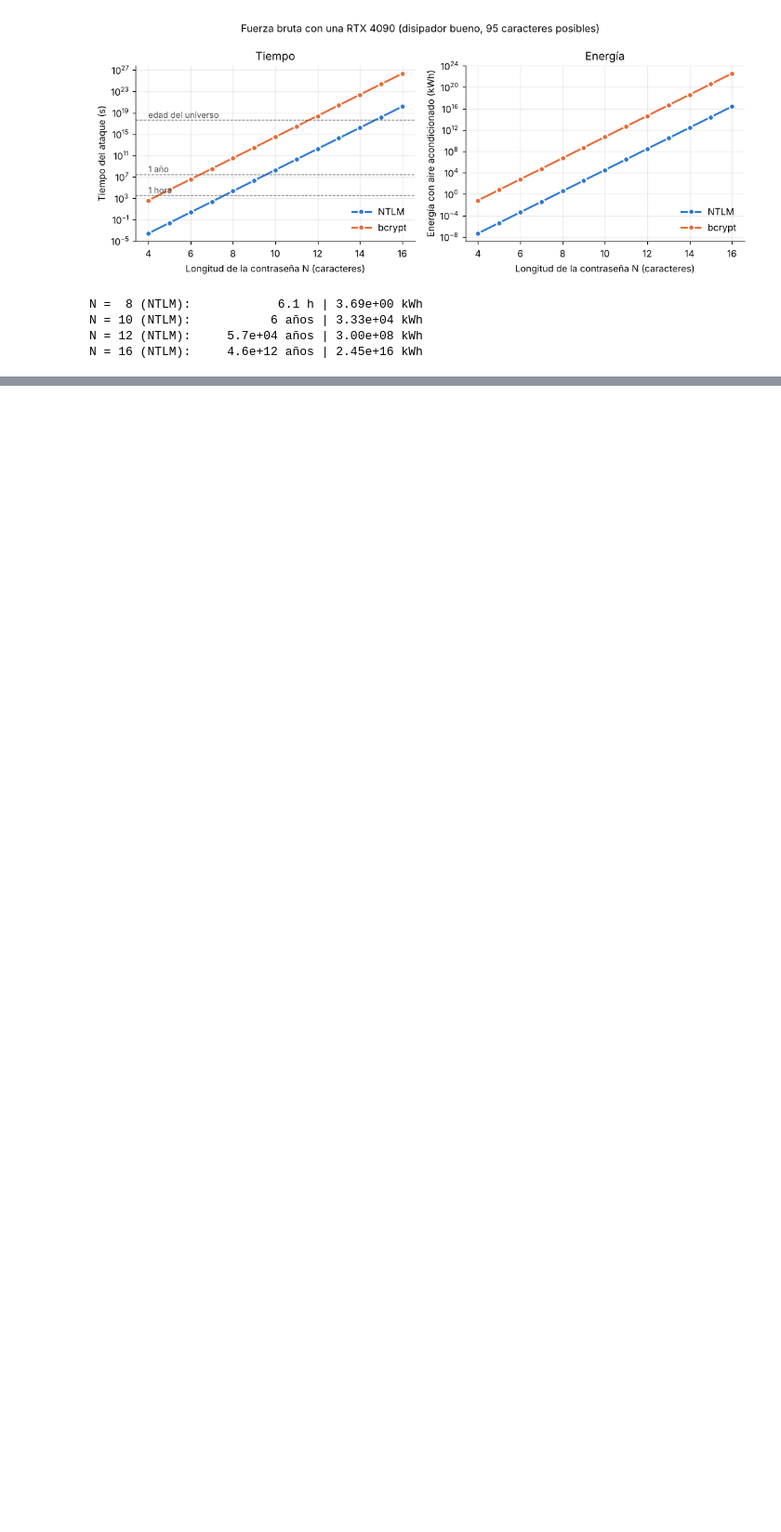
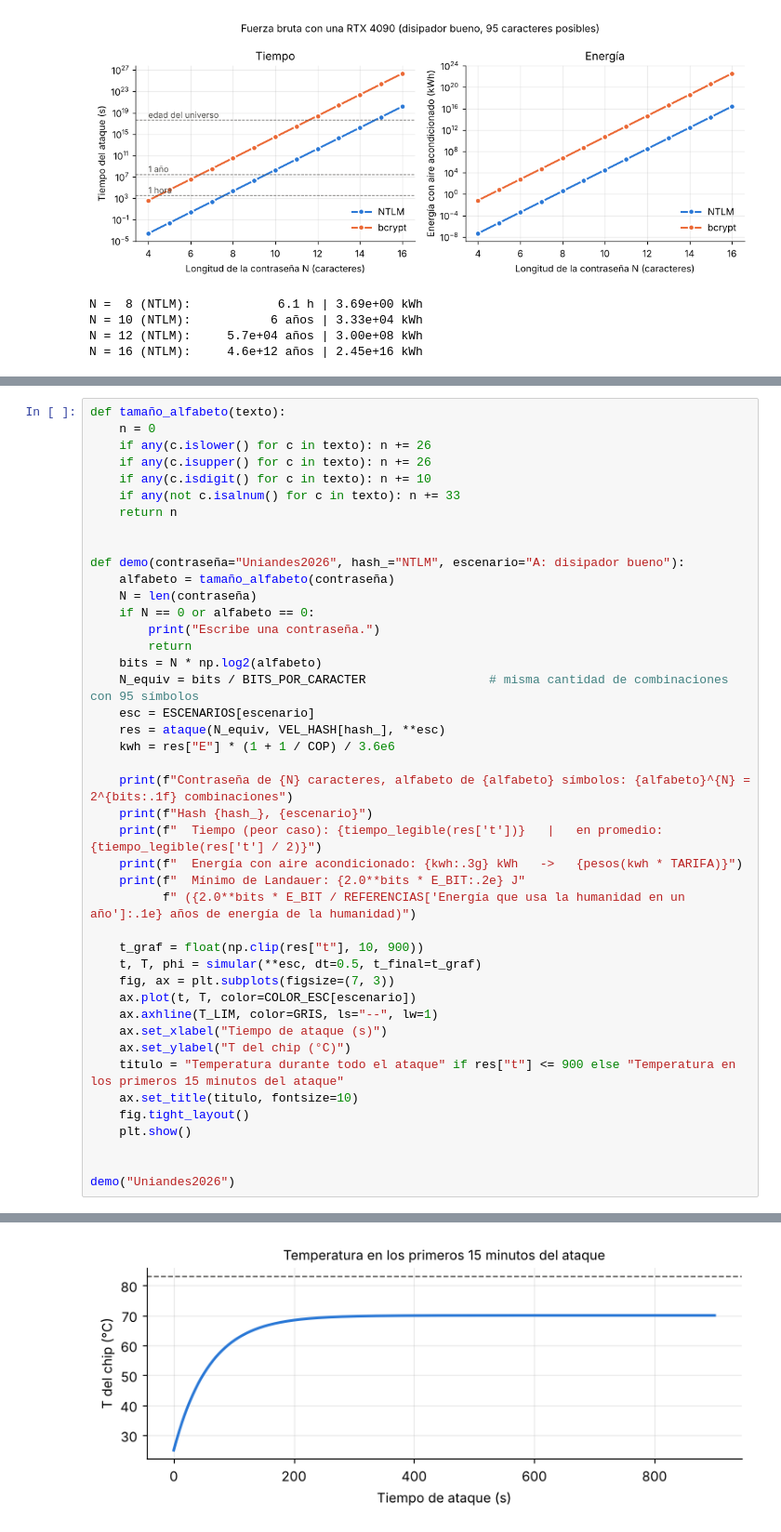
Before and after one commit to Byrojito/Proyecto_f-sicaA, a Jupyter notebook: proyecto.ipynb, the cells around one changed output, grey strips where cells are left out. Shown at 93% size. Saved outputs shown, nothing was run; the diff lists cells and outputs as text; blank space fills up the shorter version.

```diff
--- a/proyecto.ipynb
+++ b/proyecto.ipynb
@@ -1068,0 +1232,44 @@ En la sección 12 veremos si, más allá de la tecnología, la termodinámica po
+# %%
+def tamaño_alfabeto(texto):
+    n = 0
+    if any(c.islower() for c in texto): n += 26
+    if any(c.isupper() for c in texto): n += 26
+    if any(c.isdigit() for c in texto): n += 10
+    if any(not c.isalnum() for c in texto): n += 33
+    return n
+
+
+def demo(contraseña="Uniandes2026", hash_="NTLM", escenario="A: disipador bueno"):
+    alfabeto = tamaño_alfabeto(contraseña)
+    N = len(contraseña)
+    if N == 0 or alfabeto == 0:
+        print("Escribe una contraseña.")
+        return
+    bits = N * np.log2(alfabeto)
+    N_equiv = bits / BITS_POR_CARACTER                 # misma cantidad de combinaciones con 95 símbolos
+    esc = ESCENARIOS[escenario]
+    res = ataque(N_equiv, VEL_HASH[hash_], **esc)
+    kwh = res["E"] * (1 + 1 / COP) / 3.6e6
+
+    print(f"Contraseña de {N} caracteres, alfabeto de {alfabeto} símbolos: {alfabeto}^{N} = 2^{bits:.1f} combinaciones")
+    print(f"Hash {hash_}, {escenario}")
+    print(f"  Tiempo (peor caso): {tiempo_legible(res['t'])}   |   en promedio: {tiempo_legible(res['t'] / 2)}")
+    print(f"  Energía con aire acondicionado: {kwh:.3g} kWh   ->   {pesos(kwh * TARIFA)}")
+    print(f"  Mínimo de Landauer: {2.0**bits * E_BIT:.2e} J"
+          f" ({2.0**bits * E_BIT / REFERENCIAS['Energía que usa la humanidad en un año']:.1e} años de energía de la humanidad)")
+
+    t_graf = float(np.clip(res["t"], 10, 900))
+    t, T, phi = simular(**esc, dt=0.5, t_final=t_graf)
+    fig, ax = plt.subplots(figsize=(7, 3))
+    ax.plot(t, T, color=COLOR_ESC[escenario])
+    ax.axhline(T_LIM, color=GRIS, ls="--", lw=1)
+    ax.set_xlabel("Tiempo de ataque (s)")
+    ax.set_ylabel("T del chip (°C)")
+    titulo = "Temperatura durante todo el ataque" if res["t"] <= 900 else "Temperatura en los primeros 15 minutos del ataque"
+    ax.set_title(titulo, fontsize=10)
+    fig.tight_layout()
+    plt.show()
+
+
+demo("Uniandes2026")
+# %% [output]
@@ -1068,0 +1281 @@ En la sección 12 veremos si, más allá de la tecnología, la termodinámica po
+[figure, added]
```
Also changed, not shown: parts of 18 cells of this notebook, 3 other files.
